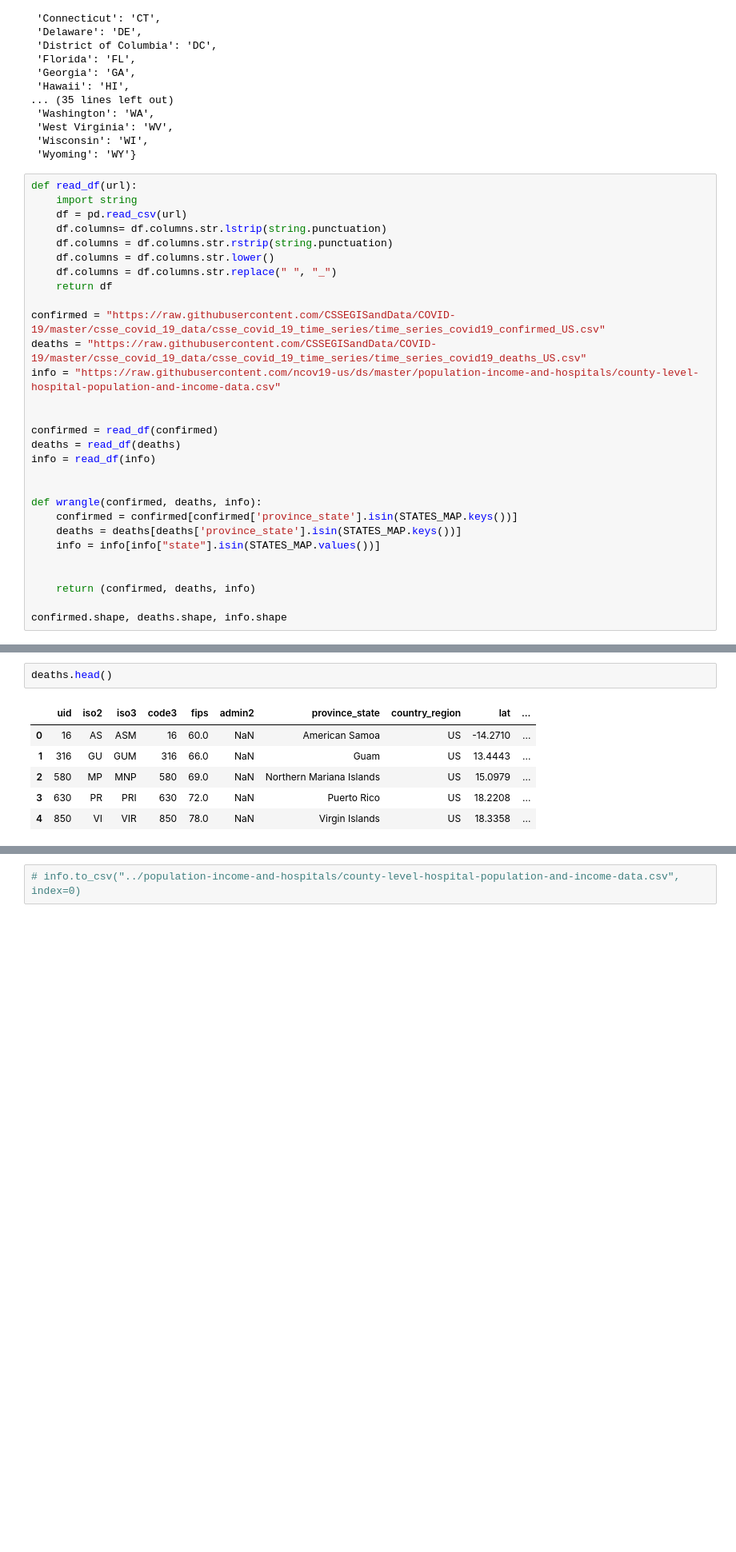
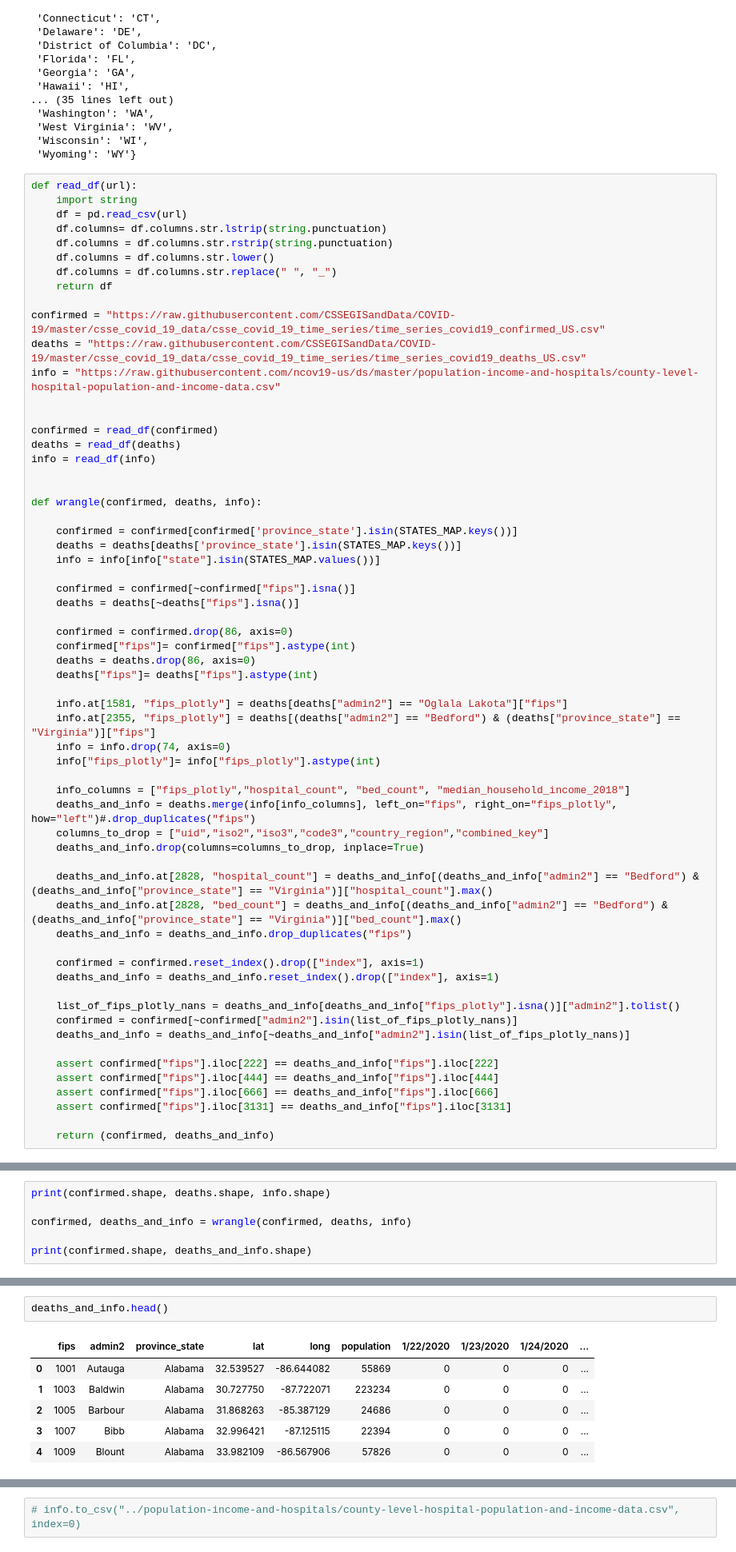
Before and after one commit to ncov19-us/ds, a Jupyter notebook: notebooks/2020_04_01_ingestion_mongo_info_data.ipynb, the cells around one changed output, grey strips where cells are left out. Shown: that part at 80% size. Cells and saved outputs as stored; diff of their text form; blank space fills up the shorter version.

Commit message:
feat: function to clean and merge county data for mongo

```diff
--- a/notebooks/2020_04_01_ingestion_mongo_info_data.ipynb
+++ b/notebooks/2020_04_01_ingestion_mongo_info_data.ipynb
@@ -363,11 +363,43 @@ info = read_df(info)
 
 
 def wrangle(confirmed, deaths, info):
+
     confirmed = confirmed[confirmed['province_state'].isin(STATES_MAP.keys())]
     deaths = deaths[deaths['province_state'].isin(STATES_MAP.keys())]
     info = info[info["state"].isin(STATES_MAP.values())]
 
+    confirmed = confirmed[~confirmed["fips"].isna()]
+    deaths = deaths[~deaths["fips"].isna()]
 
-    return (confirmed, deaths, info)
+    confirmed = confirmed.drop(86, axis=0)
+    confirmed["fips"]= confirmed["fips"].astype(int)
+    deaths = deaths.drop(86, axis=0)
+    deaths["fips"]= deaths["fips"].astype(int)
 
-confirmed.shape, deaths.shape, info.shape
+    info.at[1581, "fips_plotly"] = deaths[deaths["admin2"] == "Oglala Lakota"]["fips"]
+    info.at[2355, "fips_plotly"] = deaths[(deaths["admin2"] == "Bedford") & (deaths["province_state"] == "Virginia")]["fips"]
+    info = info.drop(74, axis=0)
+    info["fips_plotly"]= info["fips_plotly"].astype(int)
+
+    info_columns = ["fips_plotly","hospital_count", "bed_count", "median_household_income_2018"]
+    deaths_and_info = deaths.merge(info[info_columns], left_on="fips", right_on="fips_plotly", how="left")#.drop_duplicates("fips")
+    columns_to_drop = ["uid","iso2","iso3","code3","country_region","combined_key"]
+    deaths_and_info.drop(columns=columns_to_drop, inplace=True)
+
+    deaths_and_info.at[2828, "hospital_count"] = deaths_and_info[(deaths_and_info["admin2"] == "Bedford") & (deaths_and_info["province_state"] == "Virginia")]["hospital_count"].max()
+    deaths_and_info.at[2828, "bed_count"] = deaths_and_info[(deaths_and_info["admin2"] == "Bedford") & (deaths_and_info["province_state"] == "Virginia")]["bed_count"].max()
+    deaths_and_info = deaths_and_info.drop_duplicates("fips")
+
+    confirmed = confirmed.reset_index().drop(["index"], axis=1)
+    deaths_and_info = deaths_and_info.reset_index().drop(["index"], axis=1)
+
+    list_of_fips_plotly_nans = deaths_and_info[deaths_and_info["fips_plotly"].isna()]["admin2"].tolist()
+    confirmed = confirmed[~confirmed["admin2"].isin(list_of_fips_plotly_nans)]
+    deaths_and_info = deaths_and_info[~deaths_and_info["admin2"].isin(list_of_fips_plotly_nans)]
+
+    assert confirmed["fips"].iloc[222] == deaths_and_info["fips"].iloc[222]
+    assert confirmed["fips"].iloc[444] == deaths_and_info["fips"].iloc[444]
+    assert confirmed["fips"].iloc[666] == deaths_and_info["fips"].iloc[666]
+    assert confirmed["fips"].iloc[3131] == deaths_and_info["fips"].iloc[3131]
+
+    return (confirmed, deaths_and_info)
@@ -375,0 +406,6 @@ confirmed.shape, deaths.shape, info.shape
+# %%
+print(confirmed.shape, deaths.shape, info.shape)
+
+confirmed, deaths_and_info = wrangle(confirmed, deaths, info)
+
+print(confirmed.shape, deaths_and_info.shape)
@@ -385,9 +424,9 @@ confirmed.head()
 # %%
-deaths.head()
+deaths_and_info.head()
 # %% [output]
-|  | uid | iso2 | iso3 | code3 | fips | admin2 | province_state | country_region | lat | ... |
-| 0 | 16 | AS | ASM | 16 | 60.0 | NaN | American Samoa | US | -14.2710 | ... |
-| 1 | 316 | GU | GUM | 316 | 66.0 | NaN | Guam | US | 13.4443 | ... |
-| 2 | 580 | MP | MNP | 580 | 69.0 | NaN | Northern Mariana Islands | US | 15.0979 | ... |
-| 3 | 630 | PR | PRI | 630 | 72.0 | NaN | Puerto Rico | US | 18.2208 | ... |
-| 4 | 850 | VI | VIR | 850 | 78.0 | NaN | Virgin Islands | US | 18.3358 | ... |
+|  | fips | admin2 | province_state | lat | long | population | 1/22/2020 | 1/23/2020 | 1/24/2020 | ... |
+| 0 | 1001 | Autauga | Alabama | 32.539527 | -86.644082 | 55869 | 0 | 0 | 0 | ... |
+| 1 | 1003 | Baldwin | Alabama | 30.727750 | -87.722071 | 223234 | 0 | 0 | 0 | ... |
+| 2 | 1005 | Barbour | Alabama | 31.868263 | -85.387129 | 24686 | 0 | 0 | 0 | ... |
+| 3 | 1007 | Bibb | Alabama | 32.996421 | -87.125115 | 22394 | 0 | 0 | 0 | ... |
+| 4 | 1009 | Blount | Alabama | 33.982109 | -86.567906 | 57826 | 0 | 0 | 0 | ... |
```
Also changed, not shown: parts of 19 cells of this notebook.
